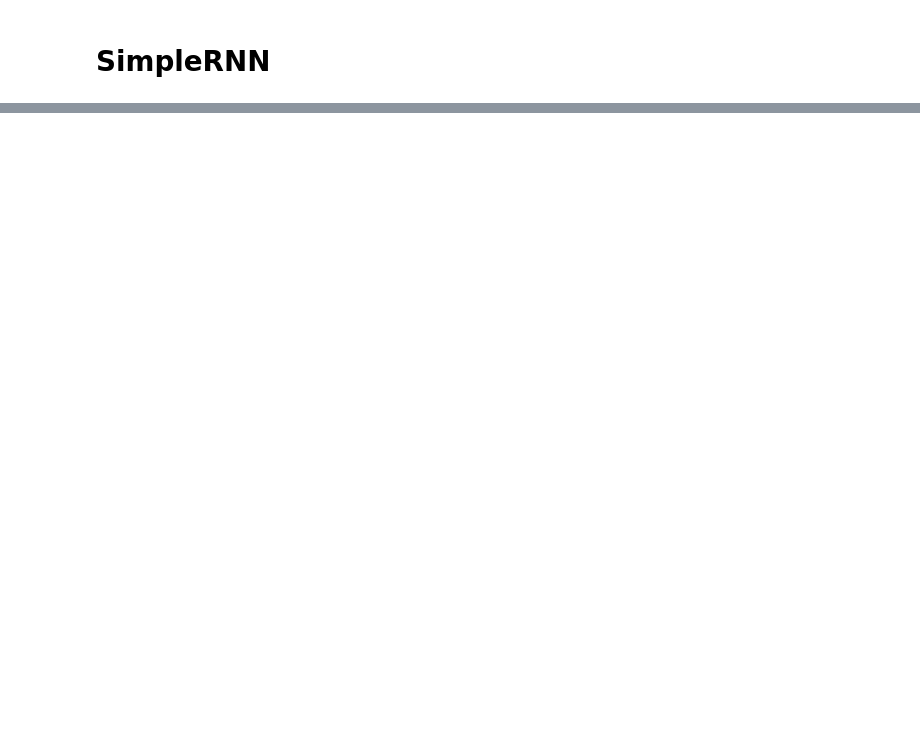
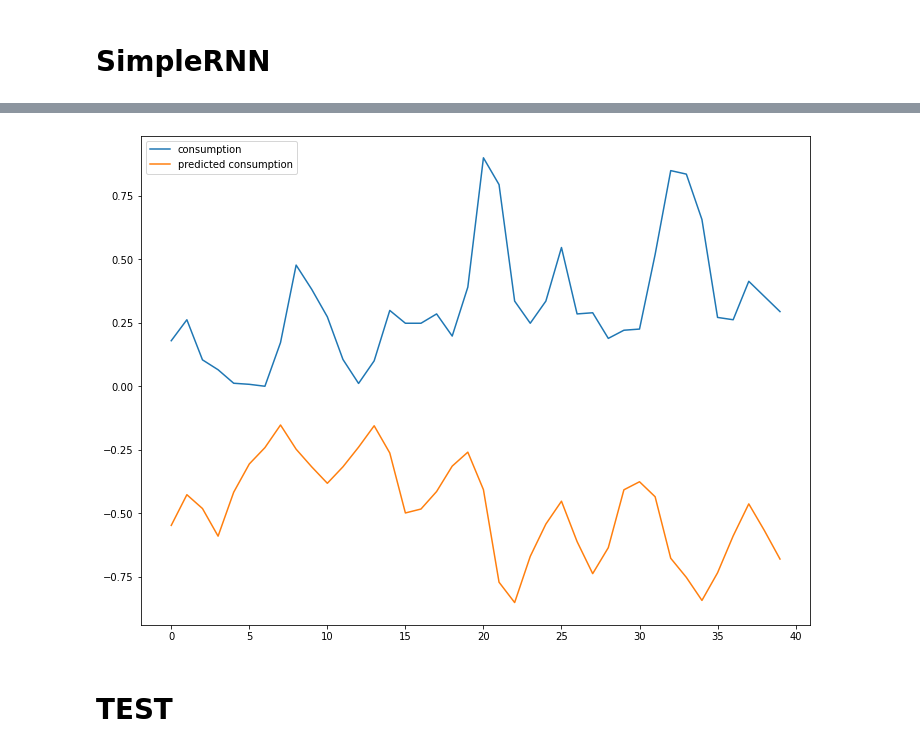
Before and after one commit to kumass2020/Electricity-Prediction-RNN-LSTM, a Jupyter notebook: Machine_Learning_Final_3.ipynb, the cells around one changed output, grey strips where cells are left out. Saved outputs shown, nothing was run; the diff lists cells and outputs as text; code cells hidden in the pictures; blank space fills up the shorter version.

```diff
--- a/Machine_Learning_Final_3.ipynb
+++ b/Machine_Learning_Final_3.ipynb
@@ -375,0 +375,17 @@ plt.show()
+# %%
+# from tensorflow.keras.models import Sequential
+# from tensorflow.keras.layers import Dense
+from tensorflow.keras.layers import SimpleRNN
+
+model3 = Sequential()
+model3.add(SimpleRNN(16,
+               input_shape=(X_train.shape[1], 1),
+               activation='tanh',
+               return_sequences=False)
+        )
+model3.add(Dense(1))
+# %%
+# tf.data.experimental.enable_debug_mode()
+# tf.config.run_functions_eagerly(True)
+model3.compile(optimizer = 'adam', loss = 'binary_crossentropy', metrics=['accuracy'])
+model3.fit(X_train, y_train, epochs = 500, batch_size = 16)
@@ -375,0 +413,5 @@ plt.show()
+# %%
+X_test, y_test = make_sample(test_data, 10)
+print(X_test)
+print(y_test)
+pred = model3.predict(X_test)
@@ -375,0 +436,11 @@ plt.show()
+# %%
+import matplotlib.pyplot as plt
+plt.figure(figsize=(12, 9))
+plt.plot(y_test, label='consumption')
+plt.plot(pred, label='predicted consumption')
+plt.legend()
+plt.show()
+# %% [output]
+[figure, added]
+# %% [markdown]
+# TEST
```
Also changed, not shown: parts of 33 cells of this notebook.
